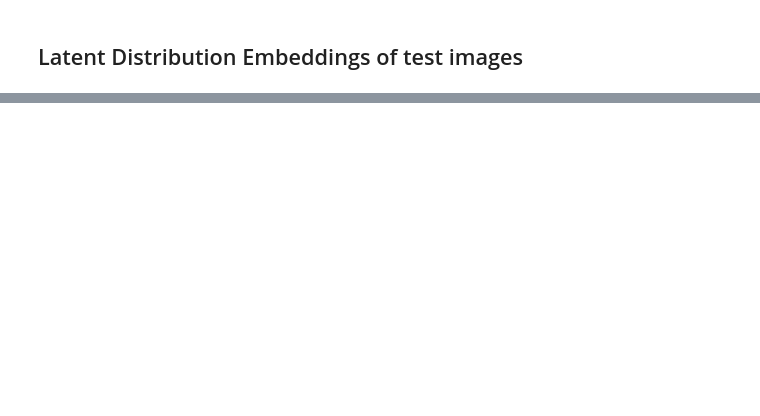
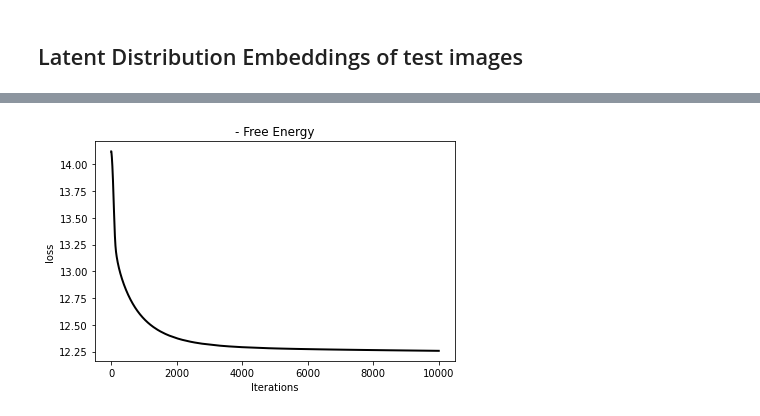
Before and after one commit to hugosou/cRPM, a Jupyter notebook: demo_peer_supervision_fast.ipynb, the cells around one changed output, grey strips where cells are left out. Saved outputs shown, nothing was run; the diff lists cells and outputs as text; code cells hidden in the pictures; blank space fills up the shorter version.

```diff
--- a/demo_peer_supervision_fast.ipynb
+++ b/demo_peer_supervision_fast.ipynb
@@ -247,0 +280,31 @@ tensor([1.0000, 1.0000], device='cuda:0')
+# %%
+# Fit params
+
+factors_params = {
+    'dim_hidden': [[], [], []],
+    'nonlinearity': [torch.nn.Identity, torch.nn.Identity, torch.nn.Identity],
+    'optimizer': lambda params: torch.optim.Adam(params=params, lr=1e-3),
+}
+
+auxiliary_params = {
+    'optimizer': lambda params: torch.optim.Adam(params=params, lr=1e-3),
+    'update_bool': False,
+}
+
+
+fit_params = {
+    'num_epoch': 10000,
+    'auxiliary_update': False,
+    'auxiliary_toggle': lambda x: x.epoch < -2,
+    'dim_latent': dim_latent_true,
+    'factors_params': factors_params,
+    'auxiliary_params': auxiliary_params,
+    'pct': 0.1,
+}
+
+rpm = RPM(
+    observations=observations,
+    fit_params=fit_params,
+)
+
+rpm.fit(observations)
@@ -247,0 +323,4 @@ tensor([1.0000, 1.0000], device='cuda:0')
+# %%
+plot_loss(rpm, offset=0)
+# %% [output]
+[figure, added]
```
Also changed, not shown: parts of 15 cells of this notebook, 1 other file.
